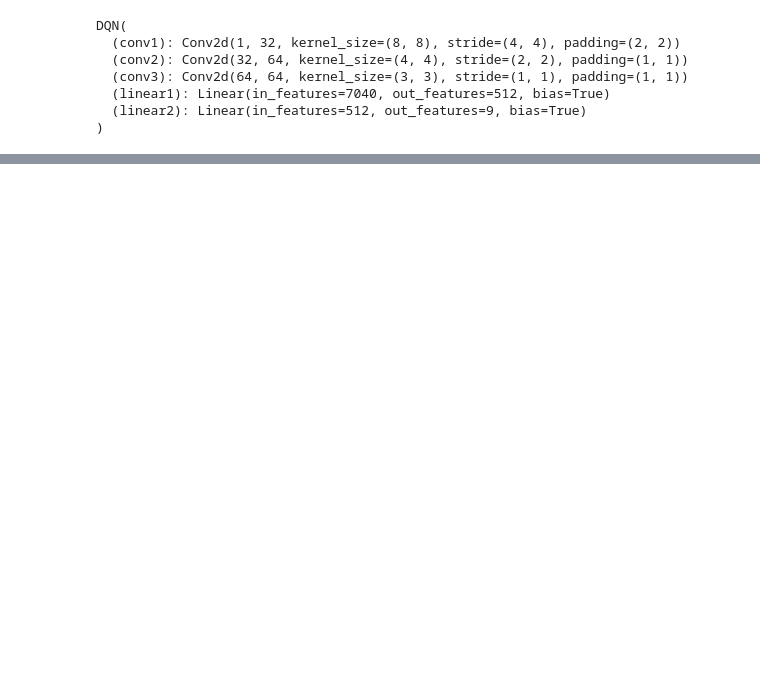
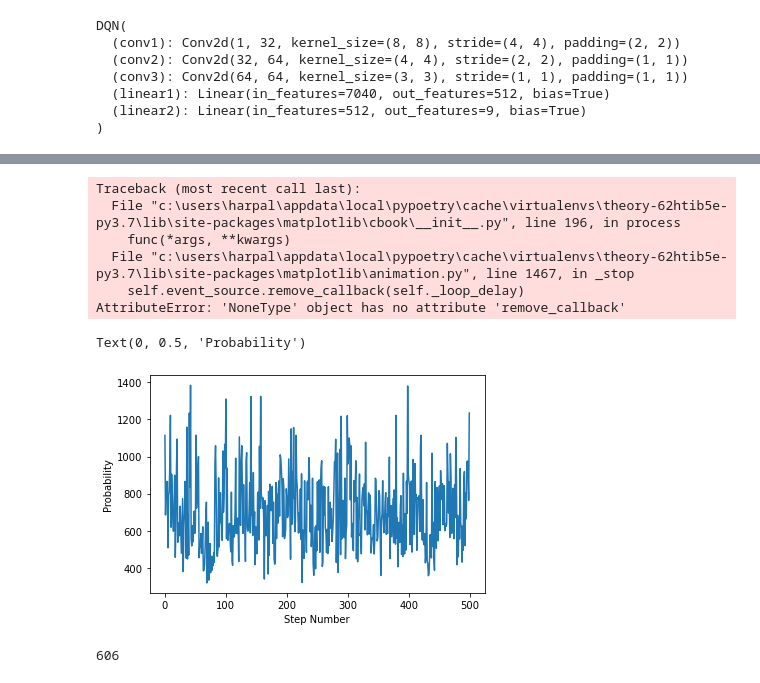
Before and after one commit to harpalsahota/DataScience, a Jupyter notebook: Theory/deep_learning/reinforcement_learning/03_Approximate_Q_Learning.ipynb, the cells around one changed output, grey strips where cells are left out. Cells and saved outputs as stored; diff of their text form; code cells hidden in the pictures; blank space fills up the shorter version.

```diff
--- a/Theory/deep_learning/reinforcement_learning/03_Approximate_Q_Learning.ipynb
+++ b/Theory/deep_learning/reinforcement_learning/03_Approximate_Q_Learning.ipynb
@@ -173,7 +278,12 @@ GAMMA = 0.999
 EPS_START = 0.9
 EPS_END = 0.05
 EPS_DECAY = 200
-TARGET_UPDATE = 10
+TARGET_UPDATE = 10 # How frequently to update the target_net in terms of episodes completed
+
+policy_net = DQN().to(device)
+target_net = DQN().to(device)
+
+optimiser = optim.RMSprop(policy_net.parameters())
+memory = ReplayMemory(10000)
+
+episode_durations = []
-# %%
-policy_net = DQN()
-target_net = DQN()
@@ -231,21 +292,27 @@ def optimize_model():
 # %%
-num_episodes = 50
+num_episodes = 500
 for i_episode in range(num_episodes):
     # Initialize the environment and state
-    state = env.reset()
-    state = Image2Tensor(preprocess_game_imge(state))
+    _ = env.reset()
+
+    # Need to skip over the first steps as nothing happens
+    for step in range(90):
+        action = random.randrange(9)
+        obs, reward, done, info = env.step(action)
+
+    state = Image2Tensor(preprocess_game_imge(obs)).to(device)
     current_state = state
     for t in count():
         # Select and perform an action
         action = select_action(state)
         state, reward, done, _ = env.step(action.item())
-        reward = torch.tensor([reward])
+        reward = torch.tensor([reward], device=device)
 
         # Observe new state
         last_state = current_state
-        current_state = Image2Tensor(preprocess_game_imge(state))
+        current_state = Image2Tensor(preprocess_game_imge(state)).to(device)
         if not done:
-            next_state = current_state
+            next_state = current_state.to(device)
         else:
             next_state = None
 
@@ -263,6 +330,7 @@ for i_episode in range(num_episodes):
             break
     # Update the target network, copying all weights and biases in DQN
     if i_episode % TARGET_UPDATE == 0:
+        print(i_episode)
         target_net.load_state_dict(policy_net.state_dict())
 
 print('Complete')
@@ -270,0 +355,17 @@ KeyboardInterrupt:
+# %%
+%matplotlib inline
+plt.plot(
+    [i for i in range(len(episode_durations))],
+    episode_durations
+)
+plt.xlabel('Step Number')
+plt.ylabel('Probability')
+# %% [output]
+Traceback (most recent call last):
+  File "c:\users\harpal\appdata\local\pypoetry\cache\virtualenvs\theory-62htib5e-py3.7\lib\site-packages\matplotlib\cbook\__init__.py", line 196, in process
+    func(*args, **kwargs)
+  File "c:\users\harpal\appdata\local\pypoetry\cache\virtualenvs\theory-62htib5e-py3.7\lib\site-packages\matplotlib\animation.py", line 1467, in _stop
+    self.event_source.remove_callback(self._loop_delay)
+AttributeError: 'NoneType' object has no attribute 'remove_callback'
+Text(0, 0.5, 'Probability')
+[figure, added]
@@ -270,0 +388,4 @@ KeyboardInterrupt:
+# %%
+len(frames)
+# %% [output]
+606
```
Also changed, not shown: parts of 24 cells of this notebook.
